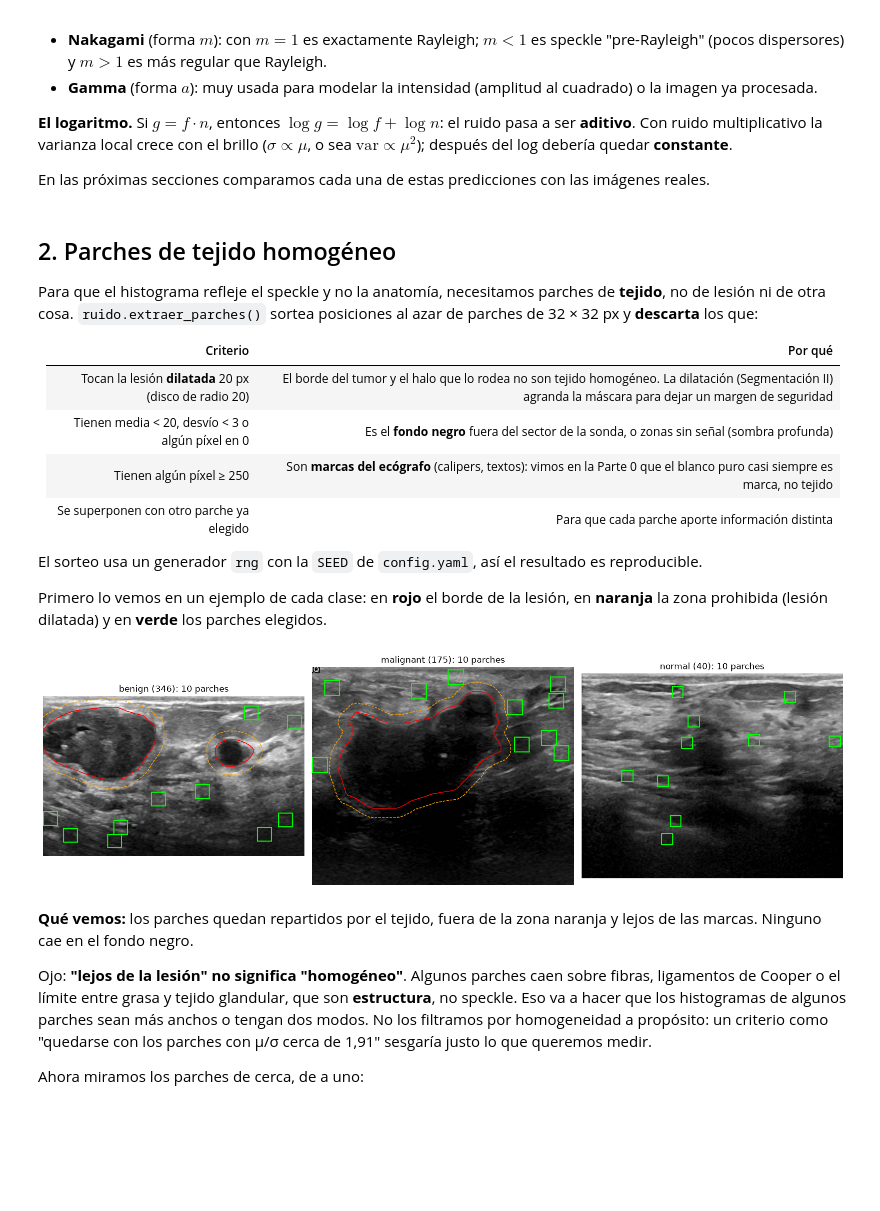
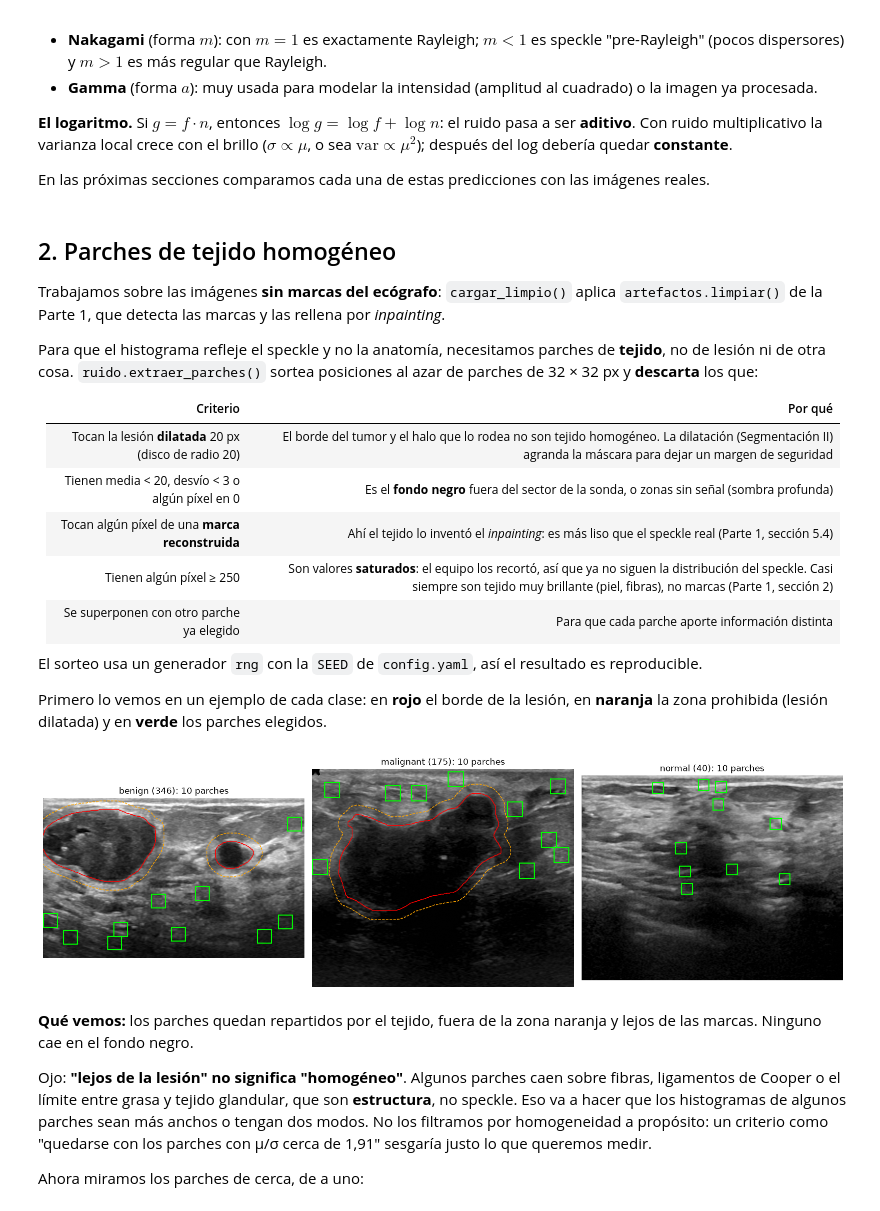
Before and after one commit to gustsita/PSIB2026Q2-TPI-Grupo13-Burman_FernandezSanJuan_Gallo, a Jupyter notebook: notebooks/02_ruido.ipynb, the cells around one changed output. Drawn from its saved outputs; the diff is of its cells as text; code cells hidden in the pictures; blank space fills up the shorter version.

Commit message:
ruido: usar las imágenes limpias de la Parte 1 (artefactos.limpiar)
El commit anterior  solo puse  el readme por error; acá van las correcciones de ruido.

```diff
--- a/notebooks/02_ruido.ipynb
+++ b/notebooks/02_ruido.ipynb
@@ -36,9 +36,15 @@ from scipy.stats import mannwhitneyu
 
 from busi.datos import listar_casos, cargar_caso
 from busi.config import load_config
-from busi import ruido
+from busi import ruido, artefactos
 
 warnings.filterwarnings("ignore", category=RuntimeWarning)   # avisos numéricos de los ajustes de scipy
+
+def cargar_limpio(caso):
+    """Imagen sin marcas del ecógrafo (Parte 1), máscara de la lesión y máscara de las marcas reconstruidas."""
+    img, mascara = cargar_caso(caso)
+    img, marcas = artefactos.limpiar(img)
+    return img, mascara, marcas
 
 casos = listar_casos()
 SEED = load_config()["SEED"]          # semilla de config.yaml: siempre salen los mismos parches
@@ -67,6 +73,8 @@ $$\frac{\mu}{\sigma} = \sqrt{\frac{\pi}{4-\pi}} \approx 1{,}91$$
 En las próximas secciones comparamos cada una de estas predicciones con las imágenes reales.
 # %% [markdown]
 ## 2. Parches de tejido homogéneo
+
+Trabajamos sobre las imágenes **sin marcas del ecógrafo**: `cargar_limpio()` aplica `artefactos.limpiar()` de la Parte 1, que detecta las marcas y las rellena por *inpainting*.
 
 Para que el histograma refleje el speckle y no la anatomía, necesitamos parches de **tejido**, no de lesión ni de otra cosa. `ruido.extraer_parches()` sortea posiciones al azar de parches de 32 × 32 px y **descarta** los que:
 
@@ -74,7 +82,8 @@ Para que el histograma refleje el speckle y no la anatomía, necesitamos parches
 |---|---|
 | Tocan la lesión **dilatada** 20 px (disco de radio 20) | El borde del tumor y el halo que lo rodea no son tejido homogéneo. La dilatación (Segmentación II) agranda la máscara para dejar un margen de seguridad |
 | Tienen media < 20, desvío < 3 o algún píxel en 0 | Es el **fondo negro** fuera del sector de la sonda, o zonas sin señal (sombra profunda) |
-| Tienen algún píxel ≥ 250 | Son **marcas del ecógrafo** (calipers, textos): vimos en la Parte 0 que el blanco puro casi siempre es marca, no tejido |
+| Tocan algún píxel de una **marca reconstruida** | Ahí el tejido lo inventó el *inpainting*: es más liso que el speckle real (Parte 1, sección 5.4) |
+| Tienen algún píxel ≥ 250 | Son valores **saturados**: el equipo los recortó, así que ya no siguen la distribución del speckle. Casi siempre son tejido muy brillante (piel, fibras), no marcas (Parte 1, sección 2) |
 | Se superponen con otro parche ya elegido | Para que cada parche aporte información distinta |
 
 El sorteo usa un generador `rng` con la `SEED` de `config.yaml`, así el resultado es reproducible.
@@ -83,30 +92,30 @@ Primero lo vemos en un ejemplo de cada clase: en **rojo** el borde de la lesión
 # %%
 rng = np.random.default_rng(SEED)
 ejemplos = [casos[casos["clase"] == c].sample(1, random_state=SEED).iloc[0]
             for c in ["benign", "malignant", "normal"]]
 
 fig, axes = plt.subplots(1, 3, figsize=(16, 5))
 parches_ejemplo = []
 for ax, caso in zip(axes, ejemplos):
-    img, mascara = cargar_caso(caso)
-    parches, esquinas = ruido.extraer_parches(img, mascara, tam=32, n=10, margen=20, rng=rng)
+    img, mascara, marcas = cargar_limpio(caso)
+    parches, esquinas = ruido.extraer_parches(img, mascara, tam=32, n=10, margen=20, rng=rng, excluir=marcas)
     parches_ejemplo.append((caso, parches))
 
     disco = cv2.getStructuringElement(cv2.MORPH_ELLIPSE, (41, 41))
     prohibida = cv2.dilate(mascara.astype(np.uint8), disco)
 
     ax.imshow(img, cmap="gray", vmin=0, vmax=255)
     if mascara.any():
         ax.contour(mascara, levels=[0.5], colors="red", linewidths=1)
         ax.contour(prohibida, levels=[0.5], colors="orange", linewidths=1, linestyles="--")
     for (y, x) in esquinas:
         ax.add_patch(plt.Rectangle((x, y), 32, 32, fill=False, edgecolor="lime", linewidth=1.5))
     ax.set_title(f"{caso['id']}: {len(parches)} parches")
     ax.axis("off")
 plt.tight_layout()
 plt.show()
 # %% [output]
-[figure, old version]
+[figure, new version]
 # %% [markdown]
 **Qué vemos:** los parches quedan repartidos por el tejido, fuera de la zona naranja y lejos de las marcas. Ninguno cae en el fondo negro.
 
```
Also changed, not shown: parts of 24 cells of this notebook, 2 other files.
